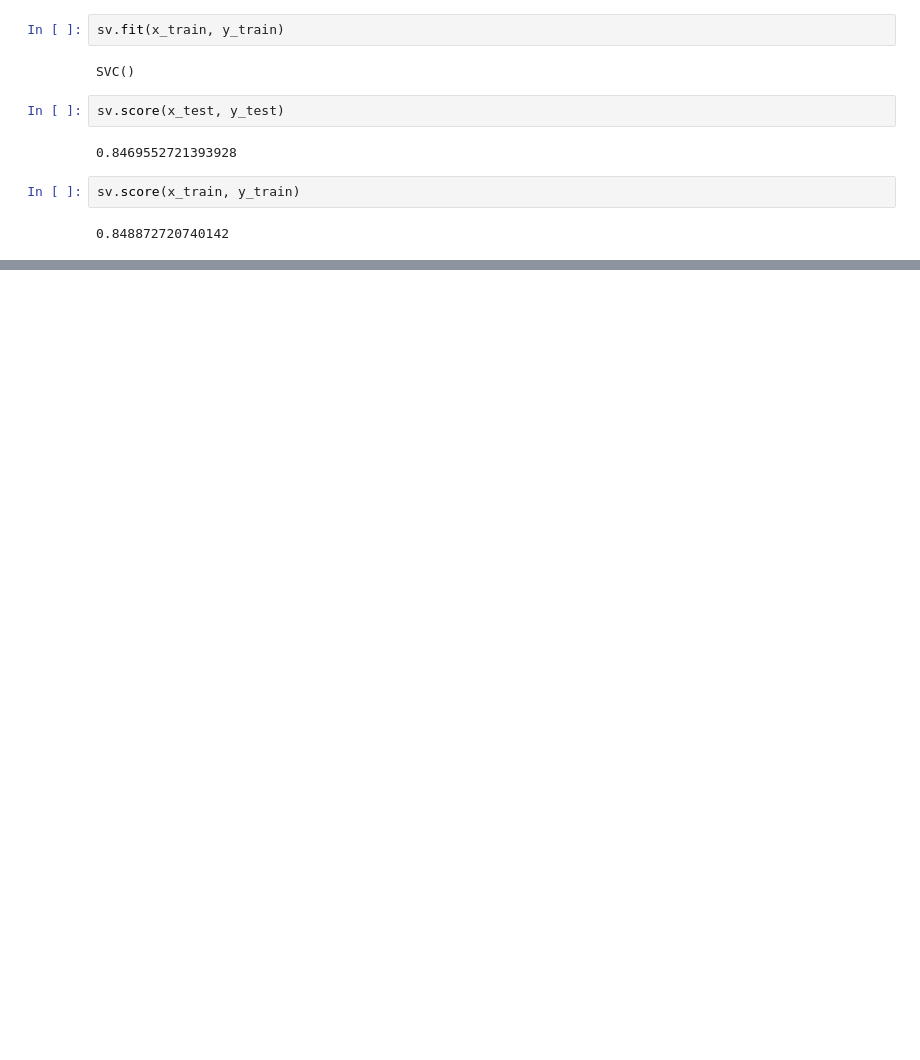
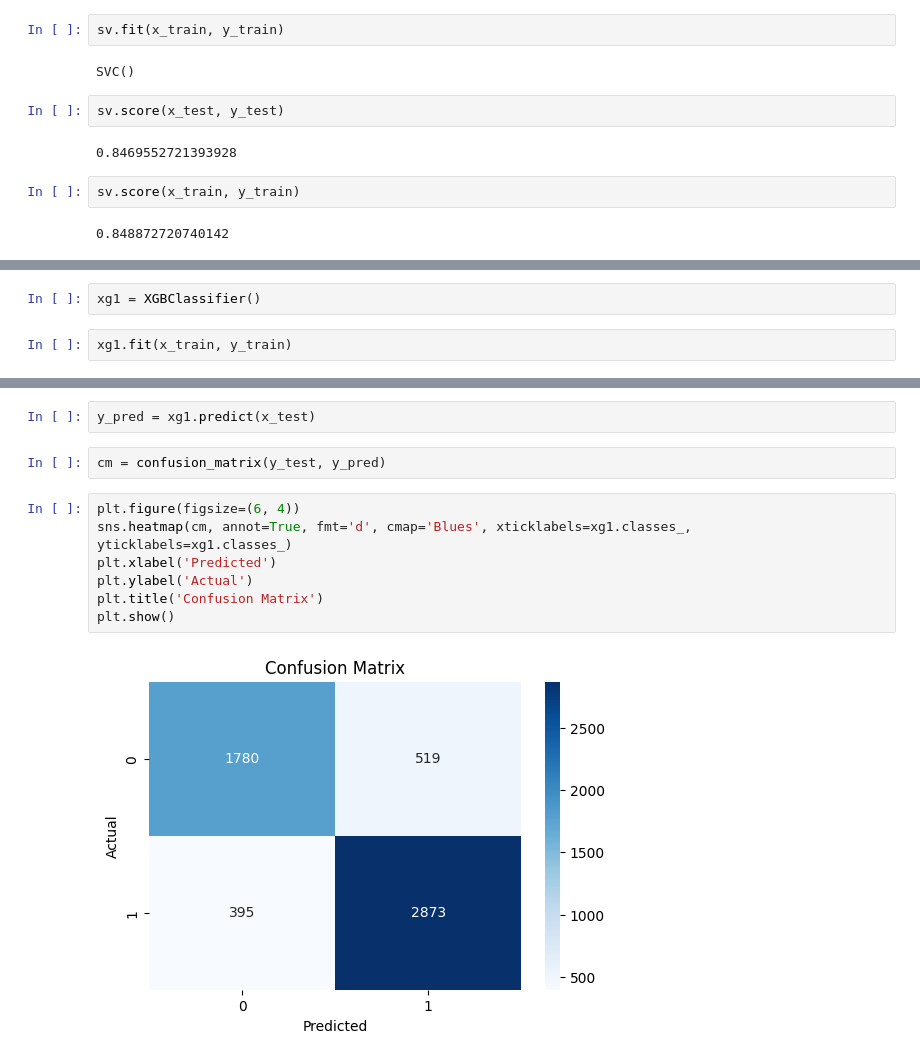
Before and after one commit to omniaadel208/student_depression_prediction, a Jupyter notebook: student_dep.ipynb, the cells around one changed output, grey strips where cells are left out. Drawn from its saved outputs; the diff is of its cells as text; blank space fills up the shorter version.

```diff
--- a/student_dep.ipynb
+++ b/student_dep.ipynb
@@ -1675,0 +1767,4 @@ sv.score(x_train, y_train)
+# %%
+xg1 = XGBClassifier()
+# %%
+xg1.fit(x_train, y_train)
@@ -1675,0 +1783,13 @@ sv.score(x_train, y_train)
+# %%
+y_pred = xg1.predict(x_test)
+# %%
+cm = confusion_matrix(y_test, y_pred)
+# %%
+plt.figure(figsize=(6, 4))
+sns.heatmap(cm, annot=True, fmt='d', cmap='Blues', xticklabels=xg1.classes_, yticklabels=xg1.classes_)
+plt.xlabel('Predicted')
+plt.ylabel('Actual')
+plt.title('Confusion Matrix')
+plt.show()
+# %% [output]
+[figure, added]
```
Also changed, not shown: parts of 22 cells of this notebook, 1 other file.
